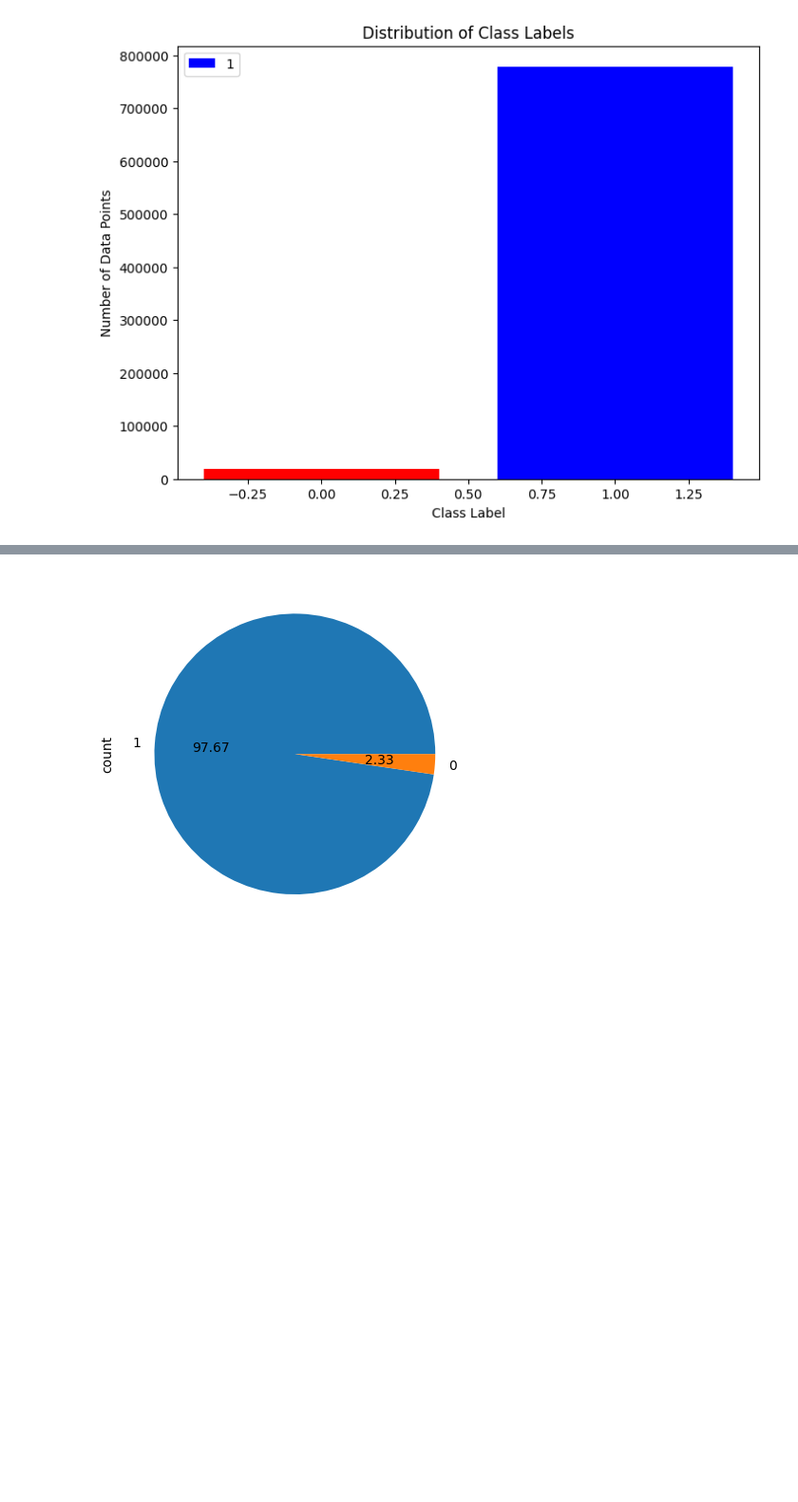
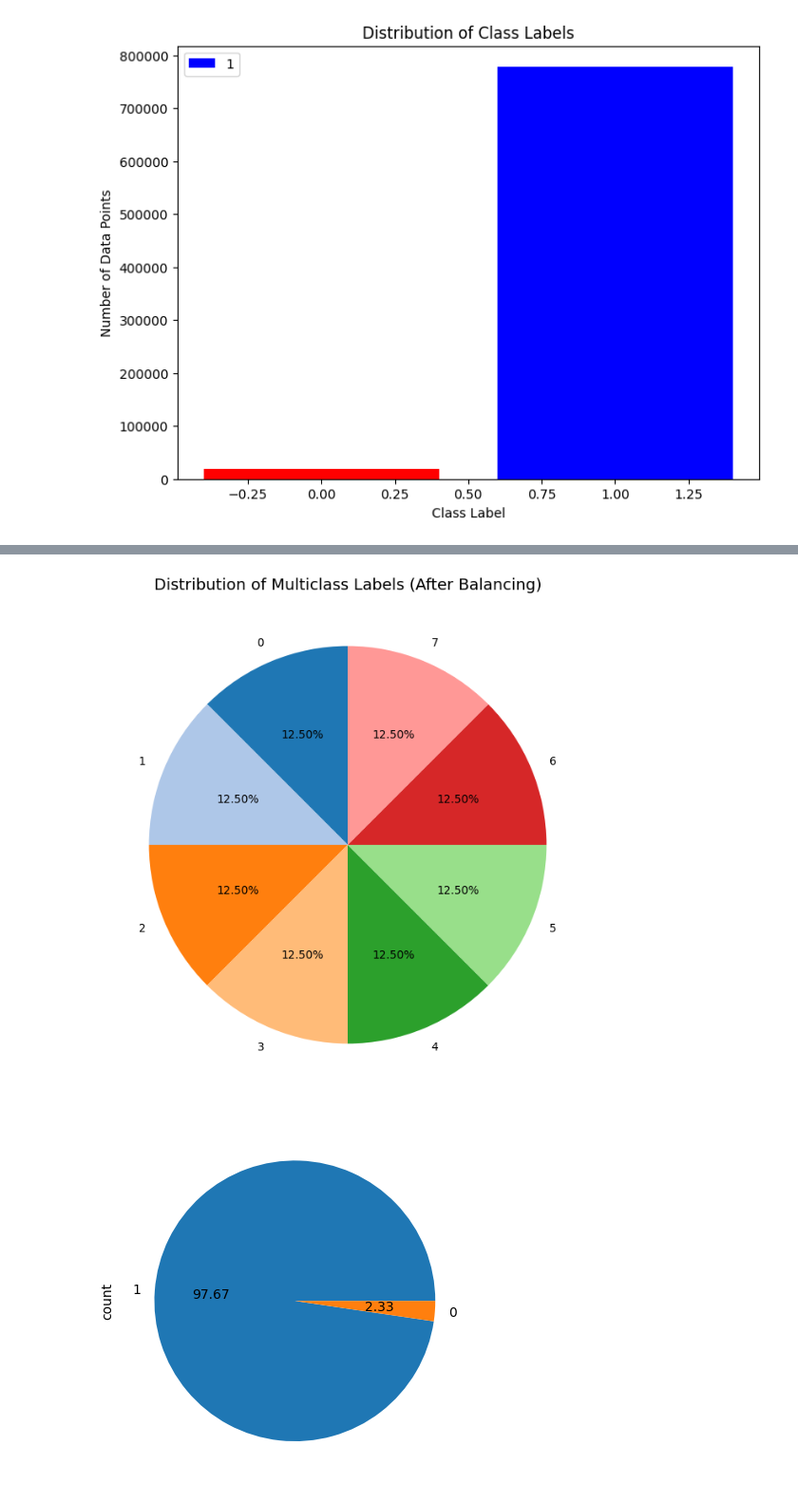
Before and after one commit to Faareh-Ahmed/Anomaly-Detection, a Jupyter notebook: Copy_of_Anomaly_Detection.ipynb, the cells around one changed output, grey strips where cells are left out. Shown at 95% size. Drawn from its saved outputs; the diff is of its cells as text; code cells hidden in the pictures; blank space fills up the shorter version.

```diff
--- a/Copy_of_Anomaly_Detection.ipynb
+++ b/Copy_of_Anomaly_Detection.ipynb
@@ -321,3 +383,29 @@ X_resampled, Y_resampled = smote.fit_resample(X, Y)
+# %%
+import matplotlib.pyplot as plt
+
+# Count occurrences of each class in Y_resampled
+class_counts = pd.Series(Y_resampled).value_counts().sort_index()
+
+# Plotting the pie chart
+plt.figure(figsize=(8, 8))  # Adjust figure size if needed
+plt.pie(
+    class_counts,
+    labels=class_counts.index,
+    autopct="%.2f%%",
+    startangle=90,
+    colors=plt.cm.tab20.colors  # Color palette for multiclass
+)
+
+# Add a title
+plt.title("Distribution of Multiclass Labels (After Balancing)", fontsize=14)
+
+# Save the figure in EPS format
+plt.savefig("balanced_multiclass_plot.eps", format='eps', bbox_inches='tight')
+
+# Display the plot
+plt.show()
+# %% [output]
+[figure, added]
 # %%
 Y.value_counts().plot.pie(autopct="%.2f")
 
```
Also changed, not shown: parts of 12 cells of this notebook.
